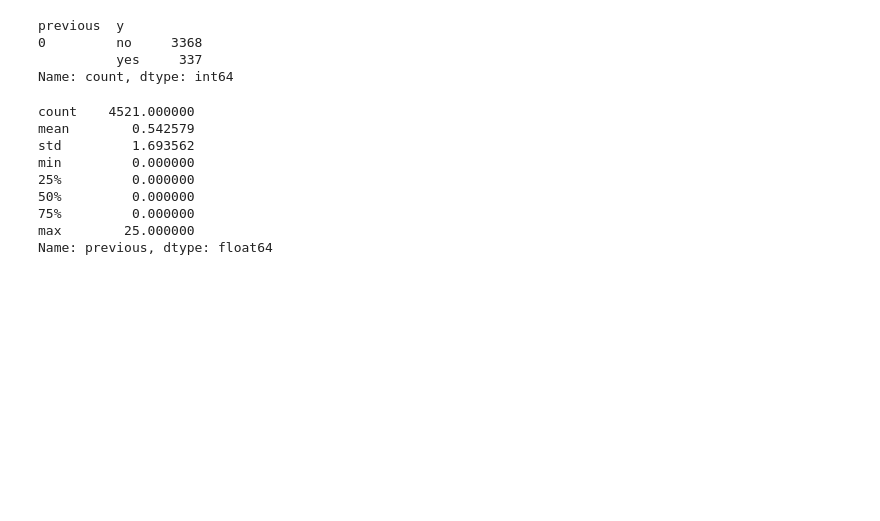
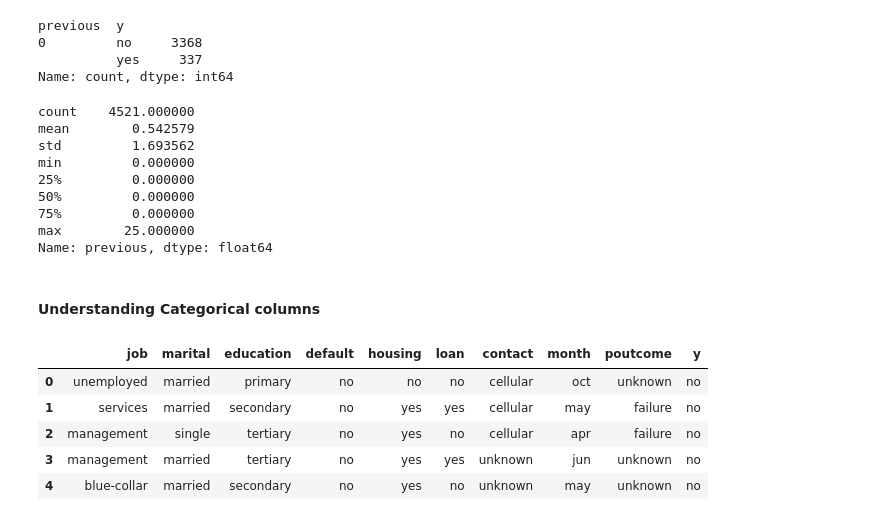
Before and after one commit to Kartikshard/Bank-Marketing, a Jupyter notebook: notebooks/01_EDA.ipynb, the cells around one changed output. Saved outputs shown, nothing was run; the diff lists cells and outputs as text; code cells hidden in the pictures; blank space fills up the shorter version.

Commit message:
Performed data analsis on categorical features

```diff
--- a/notebooks/01_EDA.ipynb
+++ b/notebooks/01_EDA.ipynb
@@ -256,3 +256,14 @@ min         0.000000
 75%         0.000000
 max        25.000000
 Name: previous, dtype: float64
+# %% [markdown]
+<h4>Understanding Categorical columns</h4>
+# %%
+data[categoryical_columns].head()
+# %% [output]
+|  | job | marital | education | default | housing | loan | contact | month | poutcome | y |
+| 0 | unemployed | married | primary | no | no | no | cellular | oct | unknown | no |
+| 1 | services | married | secondary | no | yes | yes | cellular | may | failure | no |
+| 2 | management | single | tertiary | no | yes | no | cellular | apr | failure | no |
+| 3 | management | married | tertiary | no | yes | yes | unknown | jun | unknown | no |
+| 4 | blue-collar | married | secondary | no | yes | no | unknown | may | unknown | no |
```
Also changed, not shown: parts of 3 cells of this notebook.
